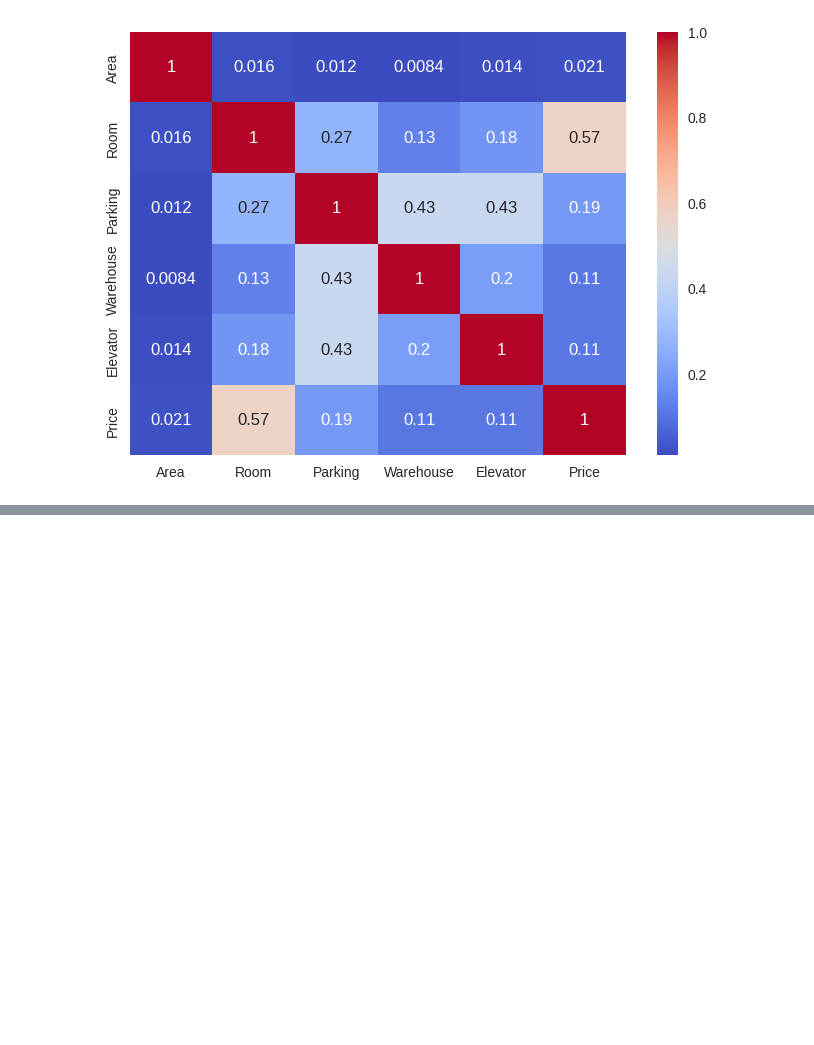
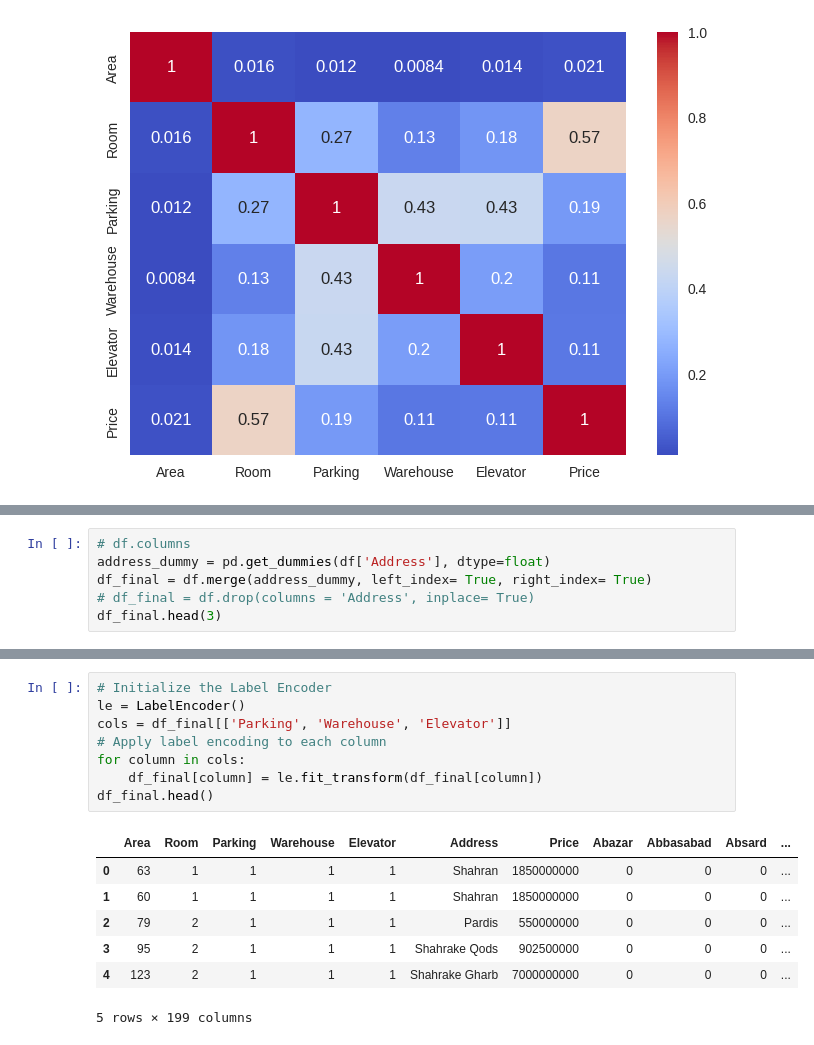
Before and after one commit to fayzi-dev/machin_learning, a Jupyter notebook: Divar_House_Price.ipynb, the cells around one changed output, grey strips where cells are left out. Cells and saved outputs as stored; diff of their text form; blank space fills up the shorter version.

```diff
--- a/Divar_House_Price.ipynb
+++ b/Divar_House_Price.ipynb
@@ -405,0 +522,6 @@ sns.heatmap(df.corr(), annot=True, cmap='coolwarm')
+# %%
+# df.columns
+address_dummy = pd.get_dummies(df['Address'], dtype=float)
+df_final = df.merge(address_dummy, left_index= True, right_index= True)
+# df_final = df.drop(columns = 'Address', inplace= True)
+df_final.head(3)
@@ -405,0 +534,16 @@ sns.heatmap(df.corr(), annot=True, cmap='coolwarm')
+# %%
+# Initialize the Label Encoder
+le = LabelEncoder()
+cols = df_final[['Parking', 'Warehouse', 'Elevator']]
+# Apply label encoding to each column
+for column in cols:
+    df_final[column] = le.fit_transform(df_final[column])
+df_final.head()
+# %% [output]
+|  | Area | Room | Parking | Warehouse | Elevator | Address | Price | Abazar | Abbasabad | Absard | ... |
+| 0 | 63 | 1 | 1 | 1 | 1 | Shahran | 1850000000 | 0 | 0 | 0 | ... |
+| 1 | 60 | 1 | 1 | 1 | 1 | Shahran | 1850000000 | 0 | 0 | 0 | ... |
+| 2 | 79 | 2 | 1 | 1 | 1 | Pardis | 550000000 | 0 | 0 | 0 | ... |
+| 3 | 95 | 2 | 1 | 1 | 1 | Shahrake Qods | 902500000 | 0 | 0 | 0 | ... |
+| 4 | 123 | 2 | 1 | 1 | 1 | Shahrake Gharb | 7000000000 | 0 | 0 | 0 | ... |
+5 rows × 199 columns
```
Also changed, not shown: parts of 27 cells of this notebook.
